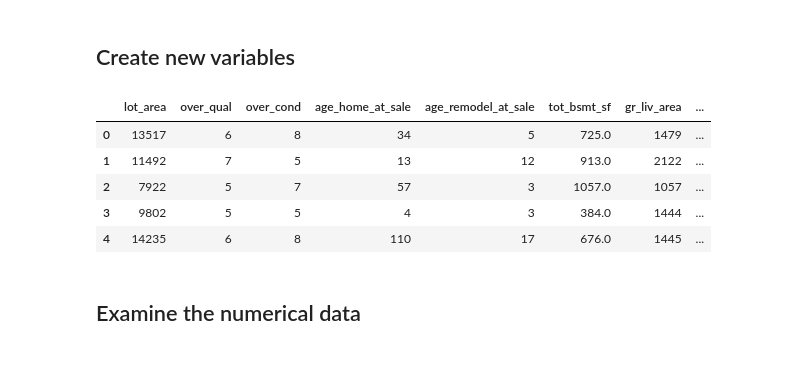
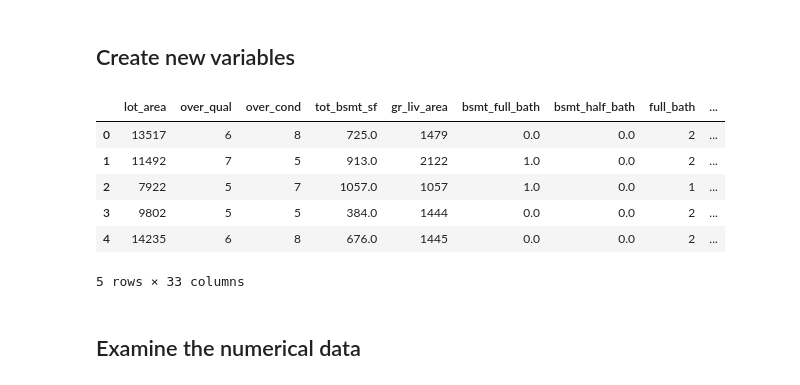
Before and after one commit to sgodfrey66/Housing_prices, a Jupyter notebook: code/EDA_and_cleaning.ipynb, the cells around one changed output. Cells and saved outputs as stored; diff of their text form; code cells hidden in the pictures.

```diff
--- a/code/EDA_and_cleaning.ipynb
+++ b/code/EDA_and_cleaning.ipynb
@@ -305,0 +321,17 @@ for df in df_l:
+# %%
+cat_features = ['ms_subclass', 'ms_zoning', 'util', 'lot_config',
+                'neigh', 'bld_type', 'hs_style',
+                'ext_qual', 'ext_cond', 'bsmt_cond', 'heat_qc', 'cen_air',
+                'kit_qual', 'funct','garag_type', 'misc_feat','sale_type',
+                'street', 'lot_shape','land_cont', 'land_slop', 'cond1', 'cond2',
+                'roof_style', 'roof_matl','ext_1st', 'ext_2nd', 'mas_vnr_type', 'found','bsmt_qual',
+                'bsmt_exp','bsmt_fin_type_1','bsmt_fin_type_2','heating','electrical',
+                'fireplc_qu','garg_fnsh','garg_qlty','garg_cnd','pvd_drive']
+
+num_features = ['lot_area', 'over_qual', 'over_cond', 'yr_built',
+                'yr_remodel', 'tot_bsmt_sf', 'gr_liv_area', 'bsmt_full_bath',
+                'bsmt_half_bath', 'full_bath', 'half_bath', 'bed_abvgr',
+                'enc_porch', 'mon_sold', 'yr_sold', 'mas_vnr_area', 'bsmt_fin_sf',
+                'bsmt_fin_sf_2','bsmt_unf_sf','low_qual_fin_sf','kitch_abv_gr','tot_rms_abv_grd',
+                'fireplcs','garg_cars', 'garg_area','wood_dck_sf', 'opn_prch_sf',
+                '3sn_prch', 'scrn_prch', 'pool_area','misc_val','1st_flr_sf', '2nd_flr_sf']
@@ -463,20 +579,24 @@ X_super['age_remodel_at_sale'] = X_super['yr_sold'] - X_super['yr_remodel']
 X_super = X_super.drop(columns = ['yr_built', 'yr_remodel'])
 # %%
 # Update num_features
-num_features = ['lot_area', 'over_qual', 'over_cond', 'age_home_at_sale',
-                'age_remodel_at_sale', 'tot_bsmt_sf', 'gr_liv_area', 'bsmt_full_bath',
+num_features = ['lot_area', 'over_qual', 'over_cond',
+                'tot_bsmt_sf', 'gr_liv_area', 'bsmt_full_bath',
                 'bsmt_half_bath', 'full_bath', 'half_bath', 'bed_abvgr',
-                'enc_porch', 'mon_sold', 'yr_sold']
-
+                'enc_porch', 'mon_sold', 'yr_sold', 'mas_vnr_area', 'bsmt_fin_sf',
+                'bsmt_fin_sf_2','bsmt_unf_sf','low_qual_fin_sf','kitch_abv_gr','tot_rms_abv_grd',
+                'fireplcs','garg_cars', 'garg_area','wood_dck_sf', 'opn_prch_sf',
+                '3sn_prch', 'scrn_prch', 'pool_area','misc_val','1st_flr_sf', '2nd_flr_sf',
+                'age_home_at_sale','age_remodel_at_sale']
 
 X_super[num_features].head()
 # %% [output]
-|  | lot_area | over_qual | over_cond | age_home_at_sale | age_remodel_at_sale | tot_bsmt_sf | gr_liv_area | ... |
-| 0 | 13517 | 6 | 8 | 34 | 5 | 725.0 | 1479 | ... |
-| 1 | 11492 | 7 | 5 | 13 | 12 | 913.0 | 2122 | ... |
-| 2 | 7922 | 5 | 7 | 57 | 3 | 1057.0 | 1057 | ... |
-| 3 | 9802 | 5 | 5 | 4 | 3 | 384.0 | 1444 | ... |
-| 4 | 14235 | 6 | 8 | 110 | 17 | 676.0 | 1445 | ... |
+|  | lot_area | over_qual | over_cond | tot_bsmt_sf | gr_liv_area | bsmt_full_bath | bsmt_half_bath | full_bath | ... |
+| 0 | 13517 | 6 | 8 | 725.0 | 1479 | 0.0 | 0.0 | 2 | ... |
+| 1 | 11492 | 7 | 5 | 913.0 | 2122 | 1.0 | 0.0 | 2 | ... |
+| 2 | 7922 | 5 | 7 | 1057.0 | 1057 | 1.0 | 0.0 | 1 | ... |
+| 3 | 9802 | 5 | 5 | 384.0 | 1444 | 0.0 | 0.0 | 2 | ... |
+| 4 | 14235 | 6 | 8 | 676.0 | 1445 | 0.0 | 0.0 | 2 | ... |
+5 rows × 33 columns
 # %% [markdown]
 ## Examine the numerical data
 # %%
```
Also changed, not shown: parts of 27 cells of this notebook, 20 other files.
